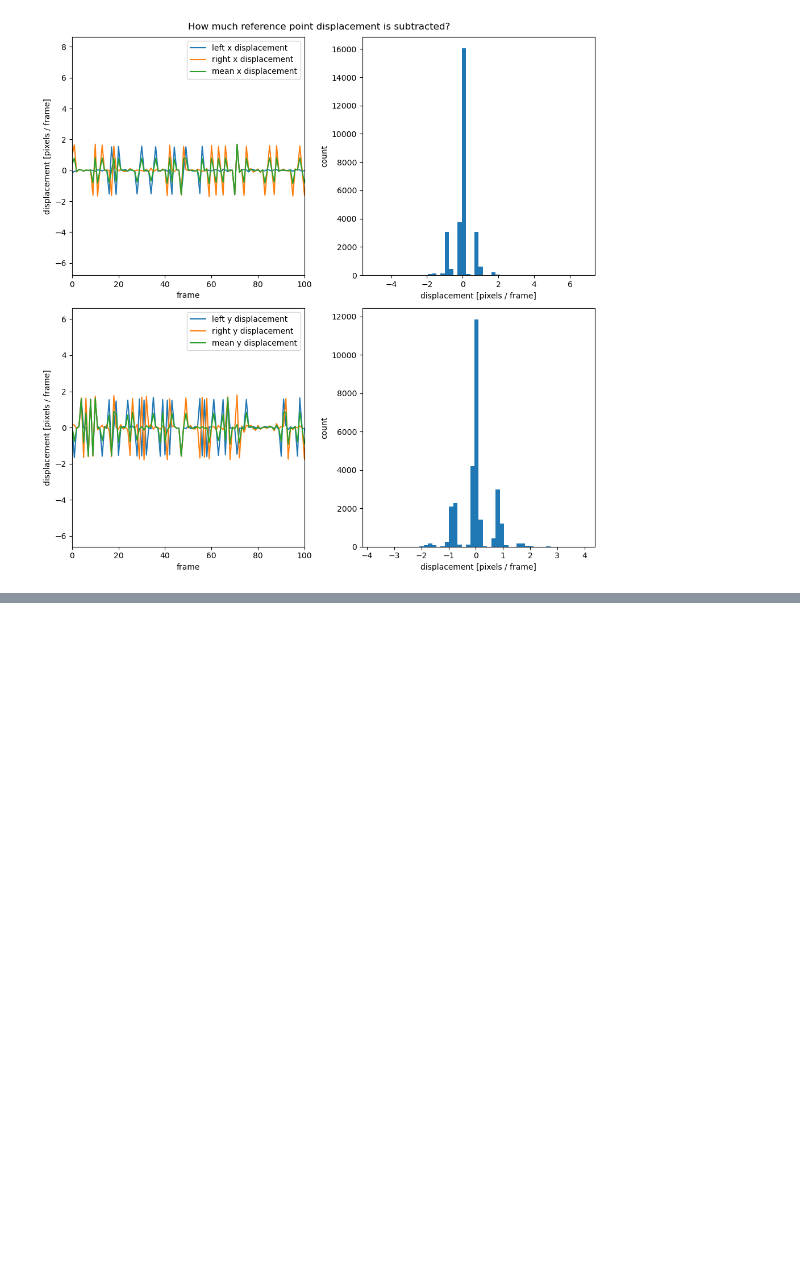
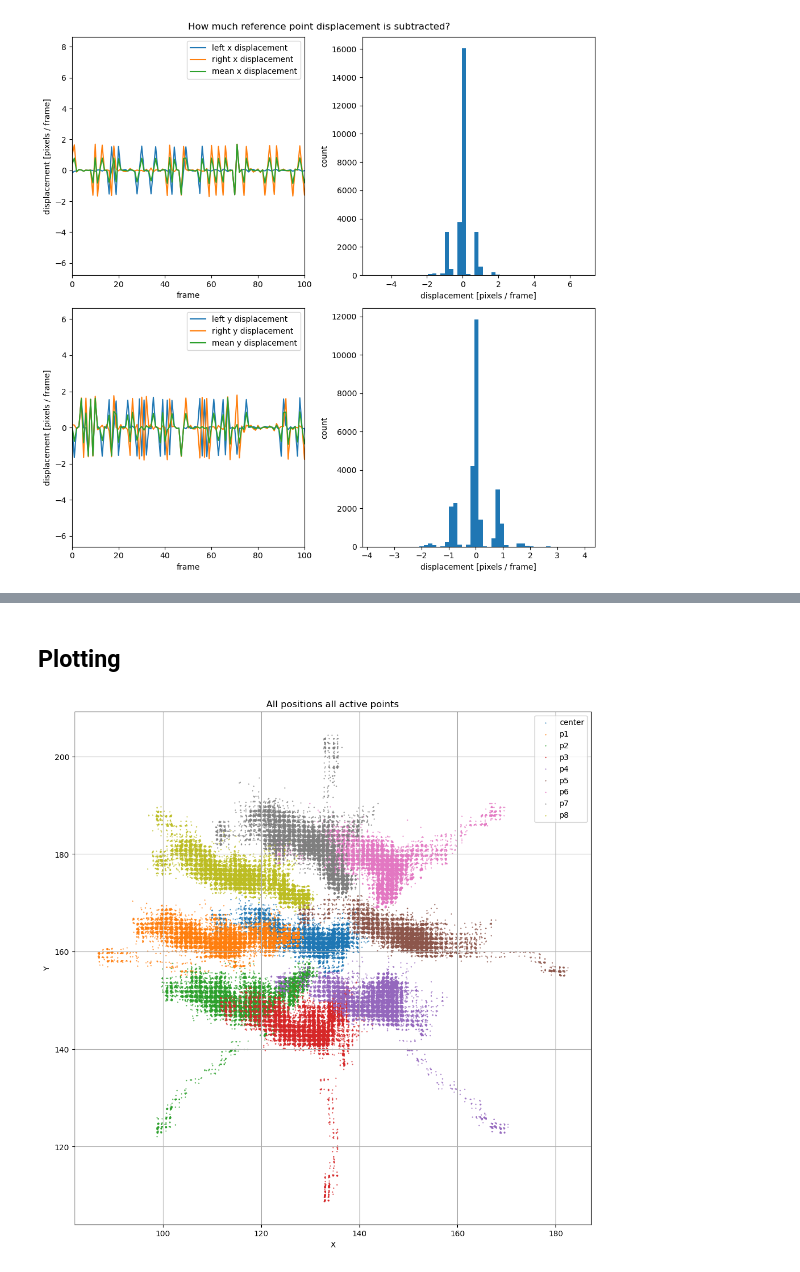
Before and after one commit to ikharitonov/vestibular_vr_pipeline, a Jupyter notebook: test_sleap_analysis.ipynb, the cells around one changed output, grey strips where cells are left out. Cells and saved outputs as stored; diff of their text form; code cells hidden in the pictures; blank space fills up the shorter version.

```diff
--- a/test_sleap_analysis.ipynb
+++ b/test_sleap_analysis.ipynb
@@ -151,0 +120,11 @@ plt.show()
+# %%
+def recalculated_coordinates(point_name):
+    # Recalculates coordinates of a point at each frame, applying the referenced displacements to the coordinates of the very first frame.
+    out_array = np.zeros(reference_subtraced_displacements_dict[point_name].shape[0]+1)
+    out_array[0] = df[point_name].to_numpy()[0]
+    for i, disp in enumerate(reference_subtraced_displacements_dict[point_name]):
+        out_array[i+1] = out_array[i] + disp
+
+    return out_array
+
+reference_subtraced_coordinates_dict = {p:recalculated_coordinates(p) for p in active_points_x + active_points_y}
@@ -151,0 +151,14 @@ plt.show()
+# %% [markdown]
+## Plotting
+# %%
+plt.figure(figsize=(12,12))
+plt.title("All positions all active points")
+for point in active_points:
+    plt.scatter(reference_subtraced_coordinates_dict[f'{point}.x'], reference_subtraced_coordinates_dict[f'{point}.y'], s=0.25)
+plt.xlabel('X')
+plt.ylabel('Y')
+plt.legend(active_points)
+plt.grid()
+plt.show()
+# %% [output]
+[figure, added]
```
Also changed, not shown: parts of 18 cells of this notebook.
